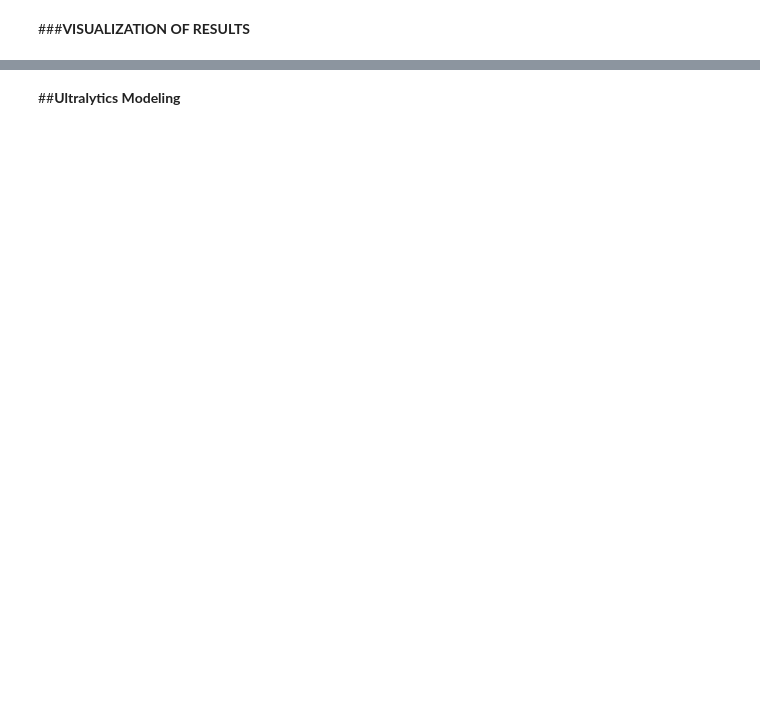
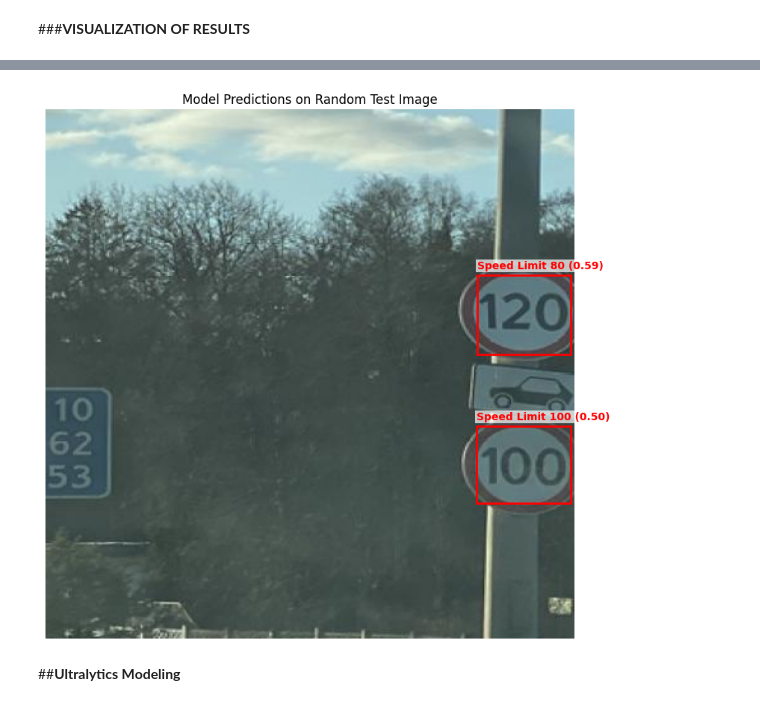
Before and after one commit to CS171-Semester-Project/traffic-sign-detection, a Jupyter notebook: traffic_sign_detection.ipynb, the cells around one changed output, grey strips where cells are left out. Cells and saved outputs as stored; diff of their text form; code cells hidden in the pictures; blank space fills up the shorter version.

```diff
--- a/traffic_sign_detection.ipynb
+++ b/traffic_sign_detection.ipynb
@@ -905,3 +1056,12 @@ plt.show()
+# %%
+test_images = glob.glob("cardetection_dataset/car/test/images/*.jpg")
+if test_images:
+    random_test_img = random.choice(test_images)
+    plot_predicted_image(random_test_img, model, device, transform_pipeline)
+else:
+    print("No test images found.")
+# %% [output]
+[figure, added]
 # %% [markdown]
 ##**Ultralytics Modeling**
 # %%
```
Also changed, not shown: parts of 18 cells of this notebook.
